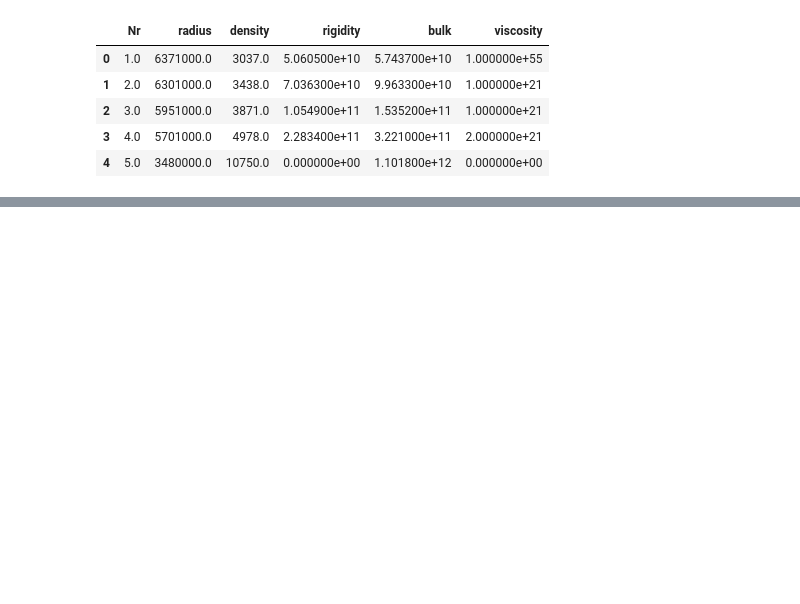
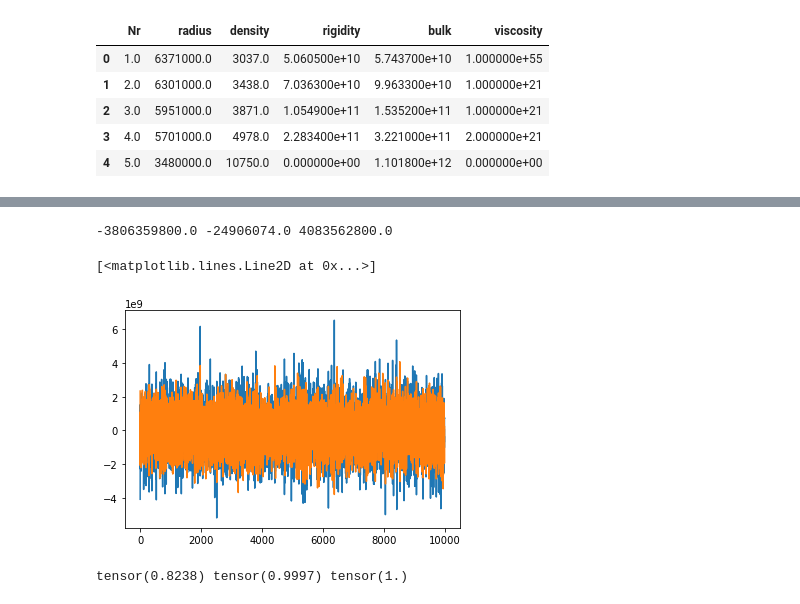
Before and after one commit to eyhl/premis, a Jupyter notebook: notebooks/pyro_model.ipynb, the cells around one changed output, grey strips where cells are left out. Saved outputs shown, nothing was run; the diff lists cells and outputs as text; code cells hidden in the pictures; blank space fills up the shorter version.

```diff
--- a/notebooks/pyro_model.ipynb
+++ b/notebooks/pyro_model.ipynb
@@ -233,0 +202,49 @@ def taboo(j: int, e_l: float, e_um: float, e_lm: float) -> np.ndarray:
+# %%
+import numpyro
+import numpyro.distributions as np_dist
+from numpyro.infer import MCMC, NUTS
+
+def model():
+
+    # sample1 = numpyro.sample("rigidity1", bounded_rig1)
+    rigidity_unscaled = numpyro.sample("rigidity_unscaled", np_dist.Normal(0, 1))
+
+    rigidity_scaled = numpyro.deterministic("rigidity_scaled", 1e10 + 1e9 * rigidity_unscaled)
+    # rigidity_scaled = numpyro.sample("rigidity_scaled", np_dist.Uniform(1e9, 1e11))
+
+
+rng_key = random.PRNGKey(0)
+rng_key, rng_key_ = random.split(rng_key)
+
+# Run NUTS.
+kernel = NUTS(model)
+num_samples = 10000
+mcmc = MCMC(kernel, num_warmup=1000, num_samples=num_samples)
+mcmc.run(rng_key_)
+
+print(mcmc.get_samples()["rigidity_scaled"].min() , mcmc.get_samples()["rigidity_scaled"].mean(), mcmc.get_samples()["rigidity_scaled"].max())
+# %% [output]
+-3806359800.0 -24906074.0 4083562800.0
+# %%
+samples = mcmc.get_samples()["rigidity_scaled"].to_py()
+plt.plot(np.diff(samples))
+plt.plot(samples)
+# %% [output]
+[<matplotlib.lines.Line2D at 0x...>]
+[figure, added]
+# %%
+import pyro
+import pyro.distributions as dist
+from pyro.infer import MCMC, NUTS
+
+def model(height, obs=None, df_em=None):
+    sample1 = pyro.sample("rigidity1", dist.Normal(1, 1e-1))
+
+# Run inference in Pyro
+nuts_kernel = NUTS(model)
+mcmc = MCMC(nuts_kernel, num_samples=1000, warmup_steps=1, num_chains=1)
+mcmc.run(X_train, y_train, df_em)
+
+print(mcmc.get_samples()["rigidity1"].min() , mcmc.get_samples()["rigidity1"].mean(), mcmc.get_samples()["rigidity1"].max())
+# %% [output]
+tensor(0.8238) tensor(0.9997) tensor(1.)
```
Also changed, not shown: parts of 19 cells of this notebook, 1 other file.
